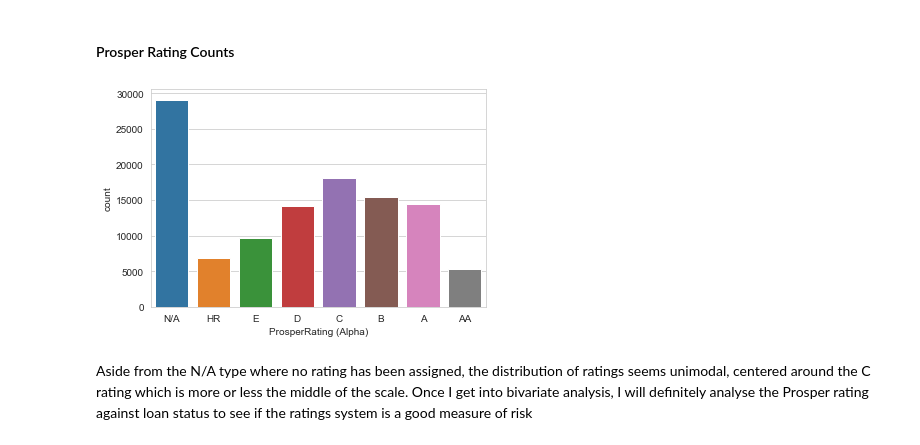
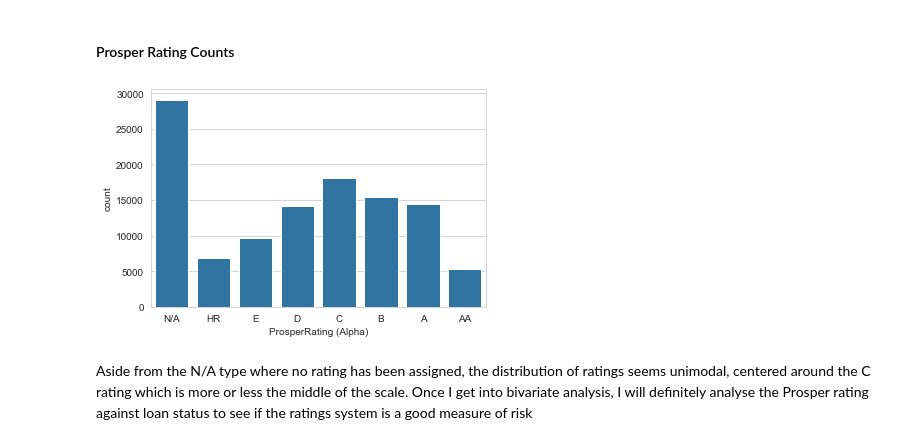
Before and after one commit to Tavnuh/Udacity-Communicate-Data-Findings, a Jupyter notebook: Communicate Data Findings - Prosper Loan Data.ipynb, the cells around one changed output. Saved outputs shown, nothing was run; the diff lists cells and outputs as text; code cells hidden in the pictures.

```diff
--- a/Communicate Data Findings - Prosper Loan Data.ipynb
+++ b/Communicate Data Findings - Prosper Loan Data.ipynb
@@ -242,9 +242,9 @@ df['ProsperRating (Alpha)'] = df['ProsperRating (Alpha)'].fillna('N/A')
 # %% [markdown]
 #### Prosper Rating Counts
 # %%
-sns.countplot(data = df, x = 'ProsperRating (Alpha)');
+sns.countplot(data = df, x = 'ProsperRating (Alpha)', color=base_color);
 # %% [output]
-[figure, old version]
+[figure, new version]
 # %% [markdown]
 Aside from the N/A type where no rating has been assigned, the distribution of ratings seems unimodal, centered around the C rating which is more or less the middle of the scale. Once I get into bivariate analysis, I will definitely analyse the Prosper rating against loan status to see if the ratings system is a good measure of risk
 # %% [markdown]
```
Also changed, not shown: parts of 21 cells of this notebook.
